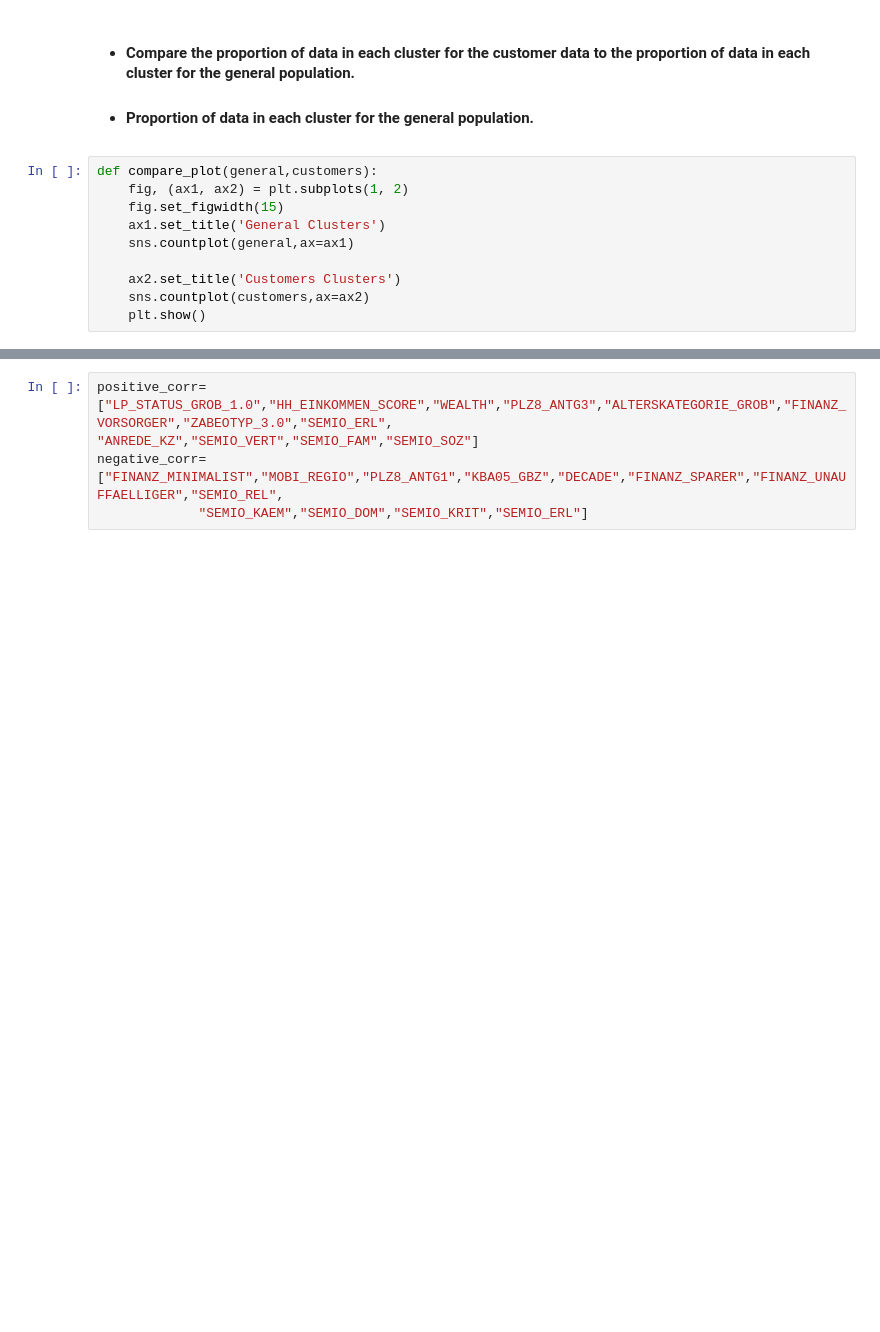
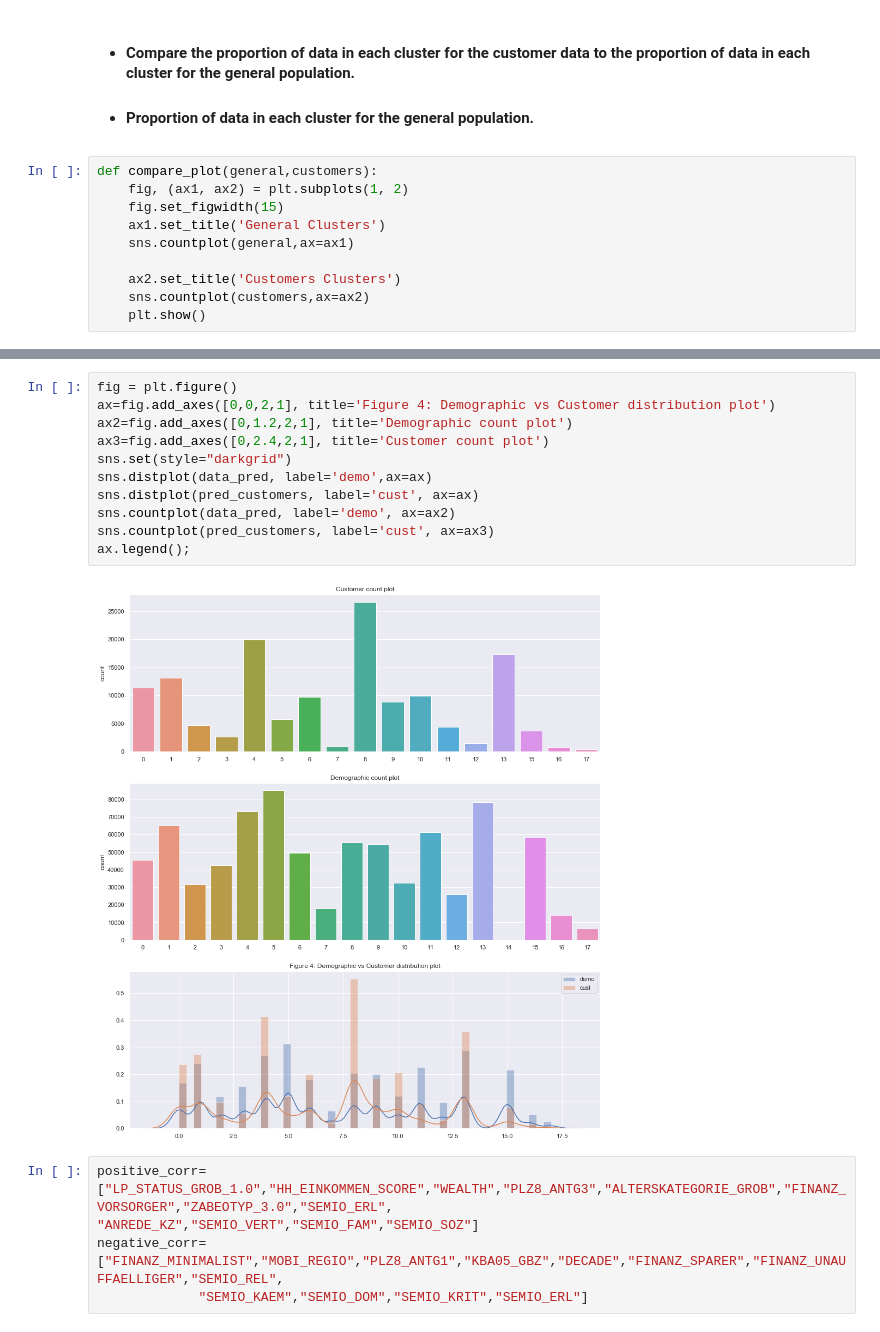
Before and after one commit to somya1212/Identifying-Customer-Segments-with-Arvato, a Jupyter notebook: Identify_Customer_Segments.ipynb, the cells around one changed output, grey strips where cells are left out. Drawn from its saved outputs; the diff is of its cells as text; blank space fills up the shorter version.

```diff
--- a/Identify_Customer_Segments.ipynb
+++ b/Identify_Customer_Segments.ipynb
@@ -1082,3 +1113,16 @@ compare_plot(data_pred,pred_customers)
+# %%
+fig = plt.figure()
+ax=fig.add_axes([0,0,2,1], title='Figure 4: Demographic vs Customer distribution plot')
+ax2=fig.add_axes([0,1.2,2,1], title='Demographic count plot')
+ax3=fig.add_axes([0,2.4,2,1], title='Customer count plot')
+sns.set(style="darkgrid")
+sns.distplot(data_pred, label='demo',ax=ax)
+sns.distplot(pred_customers, label='cust', ax=ax)
+sns.countplot(data_pred, label='demo', ax=ax2)
+sns.countplot(pred_customers, label='cust', ax=ax3)
+ax.legend();
+# %% [output]
+[figure, added]
 # %%
 positive_corr=["LP_STATUS_GROB_1.0","HH_EINKOMMEN_SCORE","WEALTH","PLZ8_ANTG3","ALTERSKATEGORIE_GROB","FINANZ_VORSORGER","ZABEOTYP_3.0","SEMIO_ERL",
 "ANREDE_KZ","SEMIO_VERT","SEMIO_FAM","SEMIO_SOZ"]
```
Also changed, not shown: parts of 17 cells of this notebook.
